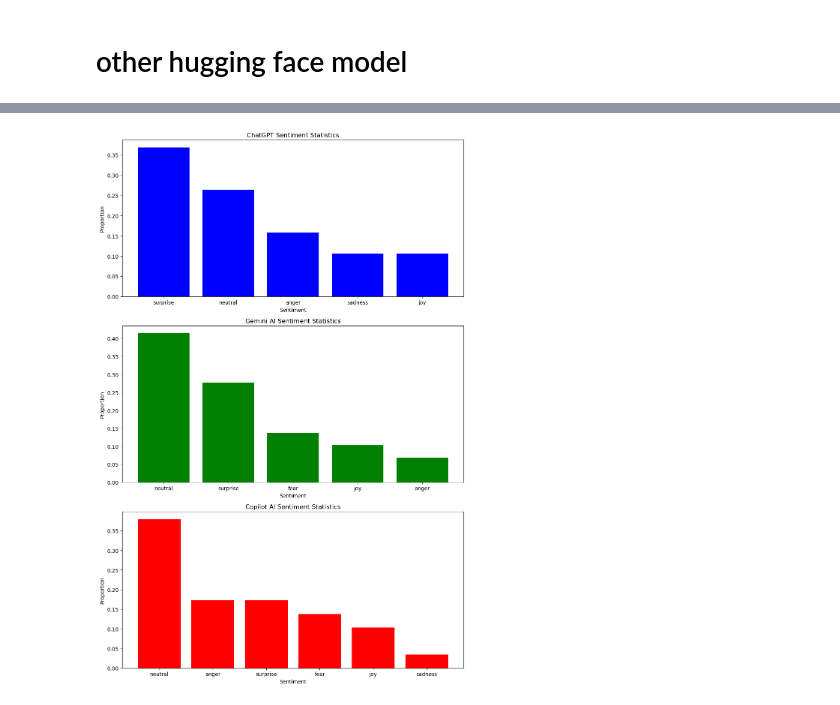
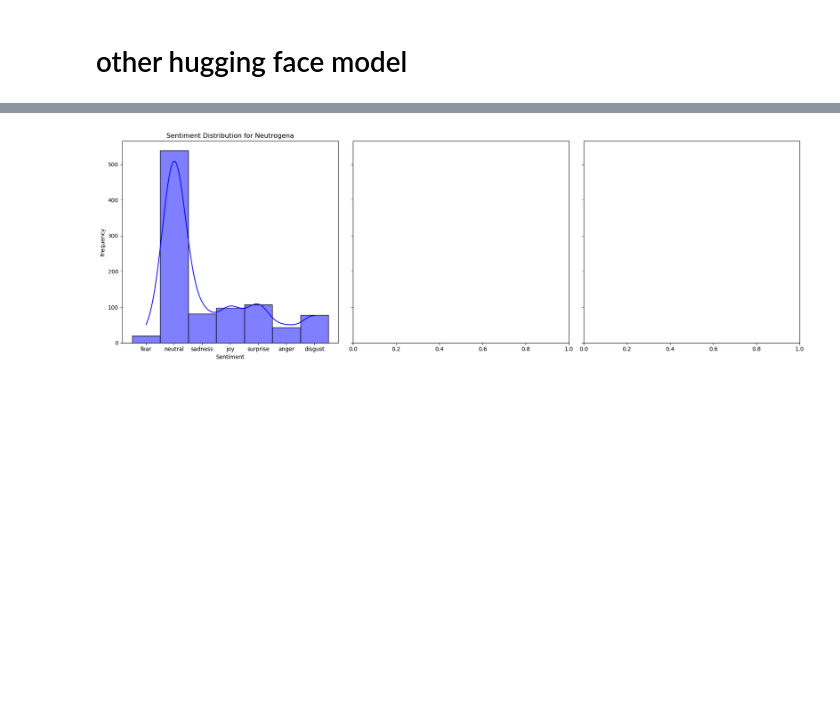
Before and after one commit to 3L1NK/Brand_Analysis_Dashboard, a Jupyter notebook: reddit_sentiment/reddit_hugging_face.ipynb, the cells around one changed output, grey strips where cells are left out. Saved outputs shown, nothing was run; the diff lists cells and outputs as text; code cells hidden in the pictures; blank space fills up the shorter version.

```diff
--- a/reddit_sentiment/reddit_hugging_face.ipynb
+++ b/reddit_sentiment/reddit_hugging_face.ipynb
@@ -279,32 +314,32 @@ df_chatgpt
 # %%
 
 # Prepare the data
-chatgpt_sentiment = df_chatgpt['Sentiment'].value_counts(normalize=True)
-gemini_sentiment = df_gemini['Sentiment'].value_counts(normalize=True)
-copilot_sentiment = df_copilot['Sentiment'].value_counts(normalize=True)
+neutrogena_sentiment = df_neutrogena['Sentiment'].value_counts(normalize=True)
+# chatgpt_sentiment = df_chatgpt['Sentiment'].value_counts(normalize=True)
+# gemini_sentiment = df_gemini['Sentiment'].value_counts(normalize=True)
+# copilot_sentiment = df_copilot['Sentiment'].value_counts(normalize=True)
 
-# Plot the sentiment statistics
-fig, axes = plt.subplots(nrows=3, ncols=1, figsize=(10, 15))
+fig, axes = plt.subplots(1, 3, figsize=(18, 6), sharey=True)
 
-# Plot for ChatGPT
-axes[0].bar(chatgpt_sentiment.index, chatgpt_sentiment.values, color='blue')
-axes[0].set_title('ChatGPT Sentiment Statistics')
+# Plot sentiment distribution for ChatGPT
+sns.histplot(df_neutrogena['Sentiment'], kde=True, color='blue', ax=axes[0])
+axes[0].set_title('Sentiment Distribution for Neutrogena')
 axes[0].set_xlabel('Sentiment')
-axes[0].set_ylabel('Proportion')
+axes[0].set_ylabel('Frequency')
 
-# Plot for Gemini
-axes[1].bar(gemini_sentiment.index, gemini_sentiment.values, color='green')
-axes[1].set_title('Gemini AI Sentiment Statistics')
-axes[1].set_xlabel('Sentiment')
-axes[1].set_ylabel('Proportion')
+# # Plot for Gemini
+# axes[1].bar(gemini_sentiment.index, gemini_sentiment.values, color='green')
+# axes[1].set_title('Gemini AI Sentiment Statistics')
+# axes[1].set_xlabel('Sentiment')
+# axes[1].set_ylabel('Proportion')
 
-# Plot for Copilot
-axes[2].bar(copilot_sentiment.index, copilot_sentiment.values, color='red')
-axes[2].set_title('Copilot AI Sentiment Statistics')
-axes[2].set_xlabel('Sentiment')
-axes[2].set_ylabel('Proportion')
+# # Plot for Copilot
+# axes[2].bar(copilot_sentiment.index, copilot_sentiment.values, color='red')
+# axes[2].set_title('Copilot AI Sentiment Statistics')
+# axes[2].set_xlabel('Sentiment')
+# axes[2].set_ylabel('Proportion')
 
 plt.tight_layout()
 plt.show()
 # %% [output]
-[figure, old version]
+[figure, new version]
```
Also changed, not shown: parts of 12 cells of this notebook, 4 other files.
